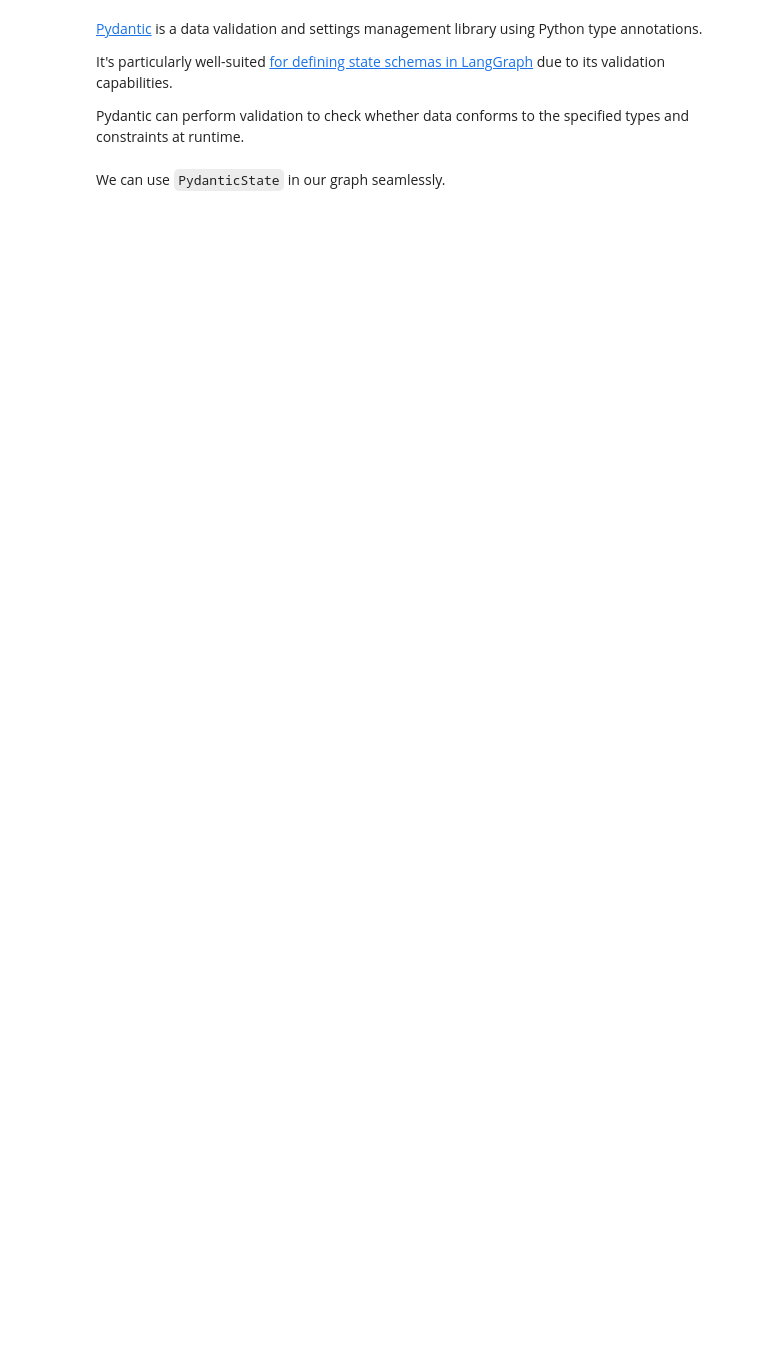
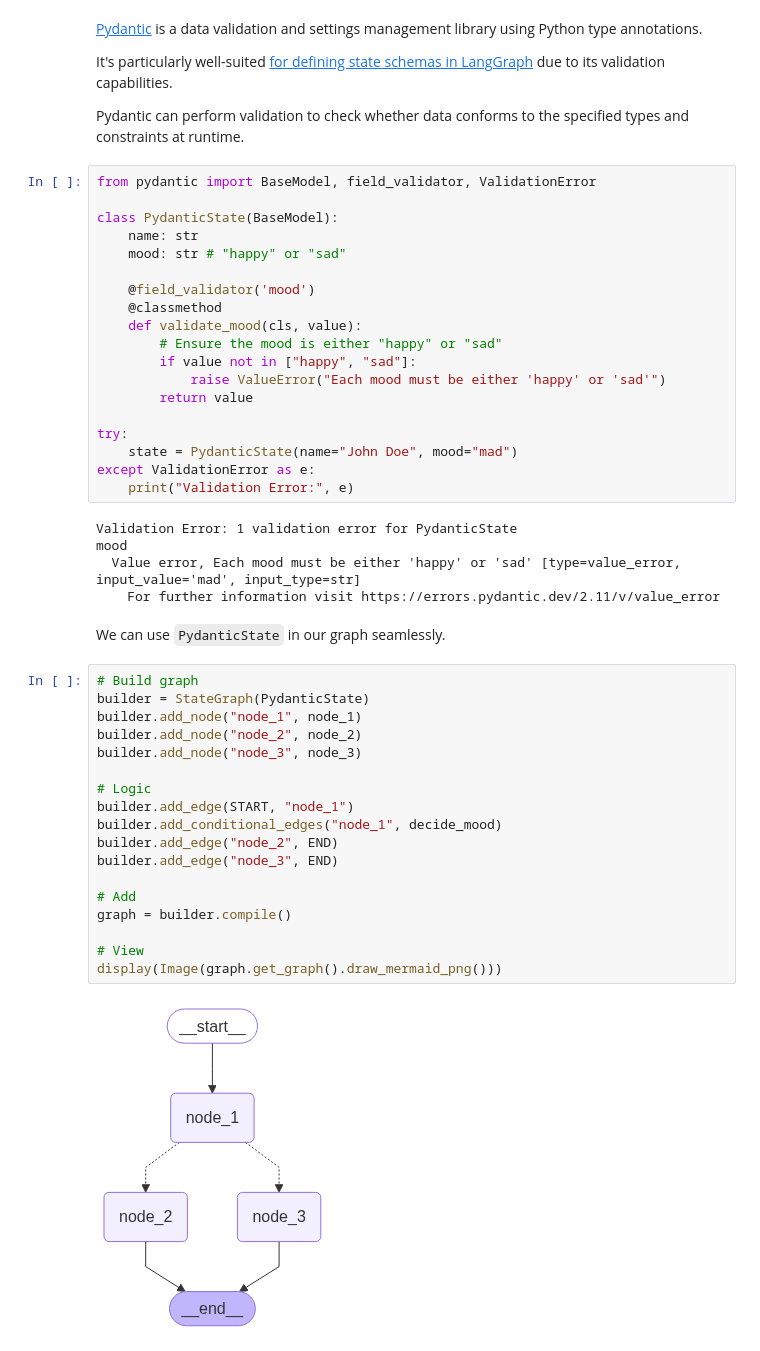
Before and after one commit to charlesbeacham/langchain-academy, a Jupyter notebook: module-2/state-schema_cb.ipynb, the cells around one changed output. Drawn from its saved outputs; the diff is of its cells as text; blank space fills up the shorter version.

```diff
--- a/module-2/state-schema_cb.ipynb
+++ b/module-2/state-schema_cb.ipynb
@@ -87,5 +195,49 @@ For example, we can set `mood` to `mad` even though our type hint specifies `moo
 It's particularly well-suited [for defining state schemas in LangGraph](https://langchain-ai.github.io/langgraph/how-tos/state-model/) due to its validation capabilities.
 
 Pydantic can perform validation to check whether data conforms to the specified types and constraints at runtime.
+# %%
+from pydantic import BaseModel, field_validator, ValidationError
+
+class PydanticState(BaseModel):
+    name: str
+    mood: str # "happy" or "sad"
+
+    @field_validator('mood')
+    @classmethod
+    def validate_mood(cls, value):
+        # Ensure the mood is either "happy" or "sad"
+        if value not in ["happy", "sad"]:
+            raise ValueError("Each mood must be either 'happy' or 'sad'")
+        return value
+
+try:
+    state = PydanticState(name="John Doe", mood="mad")
+except ValidationError as e:
+    print("Validation Error:", e)
+# %% [output]
+Validation Error: 1 validation error for PydanticState
+mood
+  Value error, Each mood must be either 'happy' or 'sad' [type=value_error, input_value='mad', input_type=str]
+    For further information visit https://errors.pydantic.dev/2.11/v/value_error
 # %% [markdown]
 We can use `PydanticState` in our graph seamlessly.
+# %%
+# Build graph
+builder = StateGraph(PydanticState)
+builder.add_node("node_1", node_1)
+builder.add_node("node_2", node_2)
+builder.add_node("node_3", node_3)
+
+# Logic
+builder.add_edge(START, "node_1")
+builder.add_conditional_edges("node_1", decide_mood)
+builder.add_edge("node_2", END)
+builder.add_edge("node_3", END)
+
+# Add
+graph = builder.compile()
+
+# View
+display(Image(graph.get_graph().draw_mermaid_png()))
+# %% [output]
+[figure, added]
```
Also changed, not shown: parts of 9 cells of this notebook.
